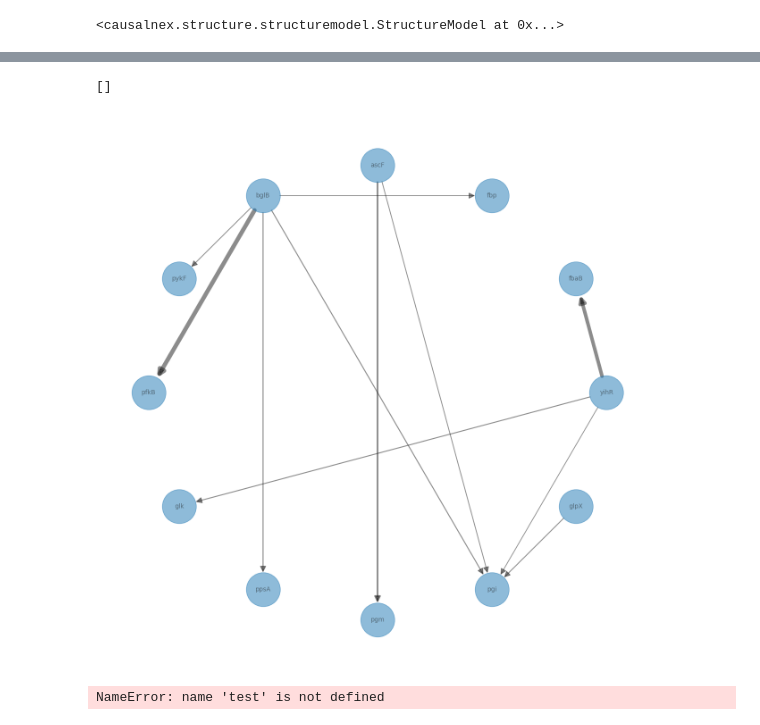
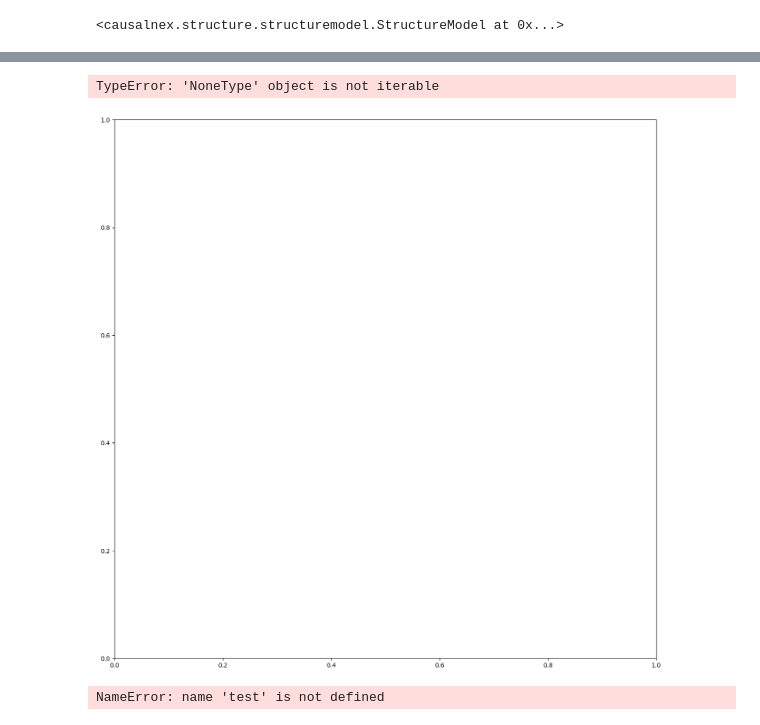
Before and after one commit to SanchanY/bn, a Jupyter notebook: work/bio_torch_CausalNext.ipynb, the cells around one changed output, grey strips where cells are left out. Saved outputs shown, nothing was run; the diff lists cells and outputs as text; code cells hidden in the pictures.

```diff
--- a/work/bio_torch_CausalNext.ipynb
+++ b/work/bio_torch_CausalNext.ipynb
@@ -106,0 +134,6 @@ plt.savefig('./output/heatmap.png')
+# %%
+study = optuna.create_study(direction='maximize')  # スコアを最大化するように設定
+study.optimize(objective, n_trials=100)  # 100回の試行で最適化
+
+# 最適なハイパーパラメータを出力
+print(study.best_params)
@@ -106,0 +163,6 @@ plt.savefig('./output/heatmap.png')
+# %%
+# 最適な閾値を取得
+best_threshold = study.best_params['threshold']
+
+# 最適な閾値で構造学習を実施
+best_sm, loss_value = from_pandas(normalized_df, w_threshold=best_threshold)
@@ -158,26 +227,26 @@ plt.plot()
 # output_object(sm_l, "sm.pickle", "./")
 # %%
 # 閾値を設定し、残すエッジを決める
-sm_pytorch.remove_edges_below_threshold(1.2)
+best_sm.remove_edges_below_threshold(1.2)
 
 # エッジが伸びてないノードを消す
-edge_width = [ d["weight"]*1 for (u, v, d) in sm_pytorch.edges(data=True)]
-sm_l = sm_pytorch.get_largest_subgraph()
+edge_width = [ d["weight"]*1 for (u, v, d) in best_sm.edges(data=True)]
+sm_l = best_sm.get_largest_subgraph()
 
 # ネットワーク図を描画
 fig, ax = plt.subplots(figsize=(16,16))
 nx.draw_circular(sm_l,
                  with_labels=True,
                  font_size=10,
                  node_size=3000,
                  arrowsize=20,
                  alpha=0.5,
                  width=edge_width,
                  ax=ax)
 plt.plot()
 # %% [output]
-[]
+TypeError: 'NoneType' object is not iterable
-[figure, old version]
+[figure, new version]
 # %%
 bn = BayesianNetwork(sm_l)
 roc, auc = roc_auc(bn, test, "G1")
```
Also changed, not shown: parts of 13 cells of this notebook, 1 other file.
